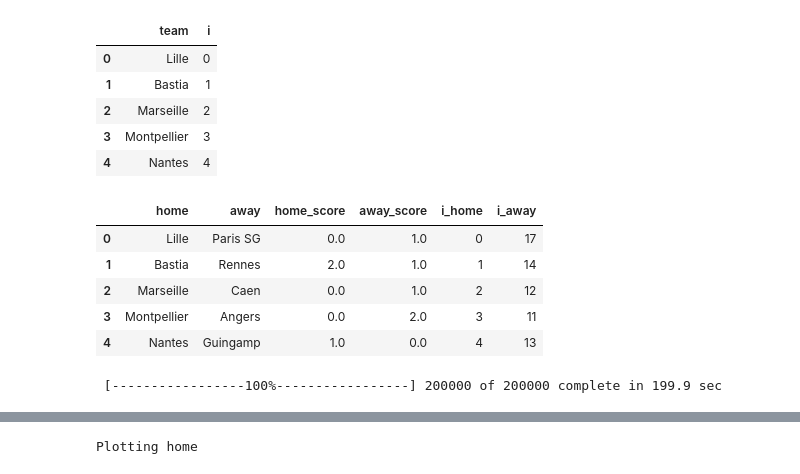
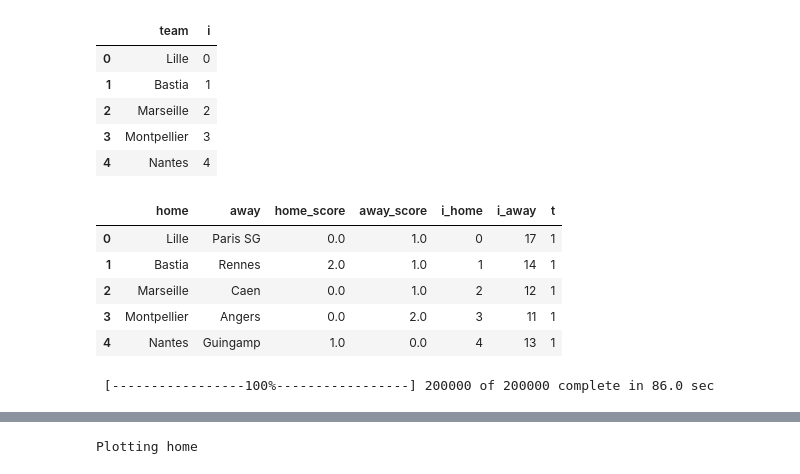
Before and after one commit to badeuyer/stat_app_foot, a Jupyter notebook: Bayesian/Bayesian_lognormal.ipynb, the cells around one changed output, grey strips where cells are left out. Saved outputs shown, nothing was run; the diff lists cells and outputs as text; code cells hidden in the pictures.

```diff
--- a/Bayesian/Bayesian_lognormal.ipynb
+++ b/Bayesian/Bayesian_lognormal.ipynb
@@ -46,16 +46,17 @@ teams.head()
 # %%
 df = pd.merge(df, teams, left_on='home', right_on='team', how='left')
 df = df.rename(columns = {'i': 'i_home'}).drop('team', 1)
 df = pd.merge(df, teams, left_on='away', right_on='team', how='left')
 df = df.rename(columns = {'i': 'i_away'}).drop('team', 1)
-df.head()
+df['t']=[int(i/10)+1 for i in df.index]
+df.head(5)
 # %% [output]
-|  | home | away | home_score | away_score | i_home | i_away |
-| 0 | Lille | Paris SG | 0.0 | 1.0 | 0 | 17 |
-| 1 | Bastia | Rennes | 2.0 | 1.0 | 1 | 14 |
-| 2 | Marseille | Caen | 0.0 | 1.0 | 2 | 12 |
-| 3 | Montpellier | Angers | 0.0 | 2.0 | 3 | 11 |
-| 4 | Nantes | Guingamp | 1.0 | 0.0 | 4 | 13 |
+|  | home | away | home_score | away_score | i_home | i_away | t |
+| 0 | Lille | Paris SG | 0.0 | 1.0 | 0 | 17 | 1 |
+| 1 | Bastia | Rennes | 2.0 | 1.0 | 1 | 14 | 1 |
+| 2 | Marseille | Caen | 0.0 | 1.0 | 2 | 12 | 1 |
+| 3 | Montpellier | Angers | 0.0 | 2.0 | 3 | 11 | 1 |
+| 4 | Nantes | Guingamp | 1.0 | 0.0 | 4 | 13 | 1 |
 # %%
 observed_home_goals = df.home_score.values
 observed_away_goals = df.away_score.values
@@ -71,16 +72,11 @@ def_starting_points = (g.away_score.mean())
 # %%
 #hyperpriors
 home = pymc.Lognormal('home', 1, 1, value=1)
-# a_att = pymc.Gamma('a_att', 1, 1, value=1)
-# a_def = pymc.Gamma('a_def', 1, 1, value=1)
-# b_att = pymc.Gamma('b_att', 1, 1, value=1)
-# b_def = pymc.Gamma('b_def', 1, 1, value=1)
 
 mu_att=pymc.Normal('mu_att', 0, 0.001,value=10)
 mu_def=pymc.Normal('mu_def', 0, 0.001,value=10)
 tau_att = pymc.Gamma('tau_att', 1, 1, value=10)
 tau_def = pymc.Gamma('tau_def', 1, 1, value=10)
-#intercept = pymc.Lognormal('intercept', 1, 1, value=1)
 
 #team-specific parameters
 atts_star = pymc.Lognormal("atts_star",
@@ -113,7 +109,7 @@ def home_theta(home_team=home_team,
                home=home,
                atts=atts,
                defs=defs,
-               intercept=intercept):
+               ):
     return (home *
                   atts[home_team] *
                   defs[away_team])
@@ -124,7 +120,7 @@ def away_theta(home_team=home_team,
                home=home,
                atts=atts,
                defs=defs,
-               intercept=intercept):
+               ):
     return ( atts[away_team] *
                   defs[home_team])
 
@@ -139,16 +135,19 @@ away_goals = pymc.Poisson('away_goals',
                           observed=True)
 
 
-mcmc = pymc.MCMC([home, #intercept, #tau_att, tau_def,
+mcmc = pymc.MCMC([home,
                   mu_att,mu_att, tau_def, tau_def,
                   home_theta, away_theta,
                   atts_star, defs_star, atts, defs,
                   home_goals, away_goals])
 map_ = pymc.MAP( mcmc )
 map_.fit()
-mcmc.sample(200000, 40000, 20)
+mcmc.sample(200000, burn= 40000, thin = 20)
+# 200 000 iterations
+# sampling starts at 40 000 iterations
+# we tally (pointe) one point every 20 points
 # %% [output]
- [-----------------100%-----------------] 200000 of 200000 complete in 199.9 sec
+ [-----------------100%-----------------] 200000 of 200000 complete in 86.0 sec
 # %%
 pymc.Matplot.plot(defs)
 # %% [output]
```
Also changed, not shown: parts of 6 cells of this notebook, 1 other file.
